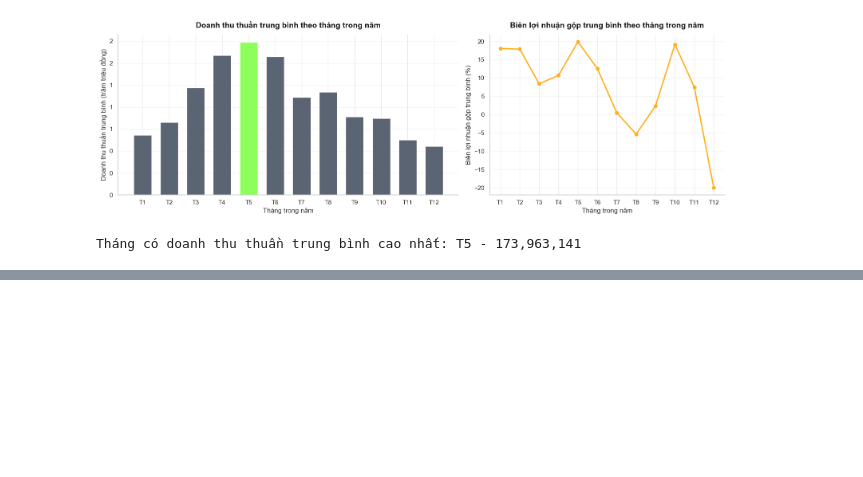
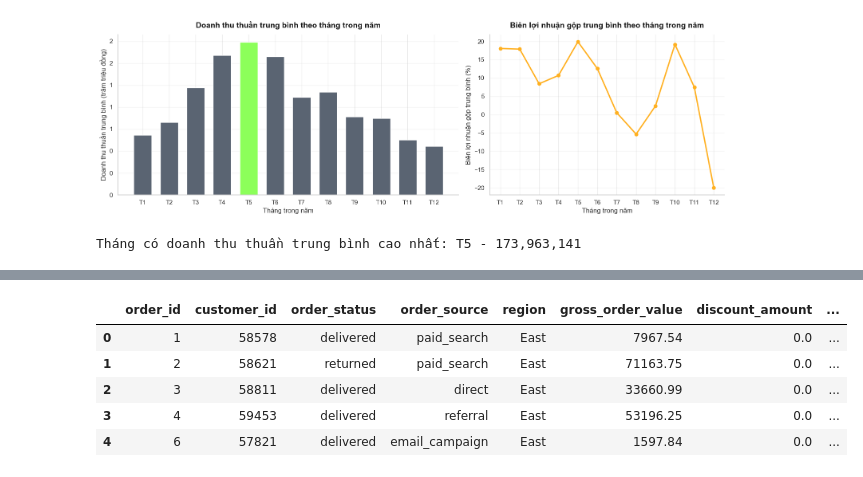
Before and after one commit to nguyen-lam-phuong-thao/datathon-2026-F.E.N.S, a Jupyter notebook: notebooks/Phan_2_EDA.ipynb, the cells around one changed output, grey strips where cells are left out. Cells and saved outputs as stored; diff of their text form; code cells hidden in the pictures; blank space fills up the shorter version.

```diff
--- a/notebooks/Phan_2_EDA.ipynb
+++ b/notebooks/Phan_2_EDA.ipynb
@@ -1836,0 +1882,80 @@ Tháng có doanh thu thuần trung bình cao nhất: T5 - 173,963,141
+# %%
+open_pipeline_status = ['created', 'paid', 'shipped']
+completed_status = ['delivered', 'returned']
+
+payment_order_level_all = (
+    payments.groupby('order_id', as_index=False)
+    .agg(
+        payment_value=('payment_value', 'sum'),
+        installments=('installments', 'max'),
+        payment_method=('payment_method', 'first'),
+    )
+)
+payment_order_level_all['installments'] = (
+    payment_order_level_all['installments'].fillna(1).clip(lower=1).astype(int)
+)
+
+order_value_fact = (
+    all_order_line_fact.groupby('order_id', as_index=False)
+    .agg(
+        gross_order_value=('gross_line_sales', 'sum'),
+        discount_amount=('discount_amount', 'sum'),
+        net_order_value=('line_revenue', 'sum'),
+    )
+)
+
+geo_lookup = geography[['zip', 'region', 'city']].drop_duplicates('zip')
+
+order_lifecycle_fact = (
+    orders[['order_id', 'order_date', 'customer_id', 'zip', 'order_status', 'payment_method', 'device_type', 'order_source']]
+    .merge(order_value_fact, on='order_id', how='left')
+    .merge(payment_order_level_all, on='order_id', how='left', suffixes=('_order', '_payment'))
+    .merge(geo_lookup, on='zip', how='left')
+)
+
+for col in ['gross_order_value', 'discount_amount', 'net_order_value', 'payment_value']:
+    order_lifecycle_fact[col] = order_lifecycle_fact[col].fillna(0)
+
+order_lifecycle_fact['installments'] = (
+    order_lifecycle_fact['installments'].fillna(1).clip(lower=1).astype(int)
+)
+order_lifecycle_fact['payment_method_resolved'] = (
+    order_lifecycle_fact['payment_method_payment']
+    .fillna(order_lifecycle_fact['payment_method_order'])
+    .fillna('unknown')
+)
+order_lifecycle_fact['region'] = order_lifecycle_fact['region'].fillna('Unknown')
+order_lifecycle_fact['order_source'] = order_lifecycle_fact['order_source'].fillna('Unknown')
+order_lifecycle_fact['is_multi_installment'] = order_lifecycle_fact['installments'].gt(1)
+
+order_lifecycle_fact['completed_order_flag'] = order_lifecycle_fact['order_status'].isin(completed_status).astype(int)
+order_lifecycle_fact['open_pipeline_order_flag'] = order_lifecycle_fact['order_status'].isin(open_pipeline_status).astype(int)
+order_lifecycle_fact['cancelled_order_flag'] = order_lifecycle_fact['order_status'].eq('cancelled').astype(int)
+
+order_lifecycle_fact['completed_net_value'] = np.where(
+    order_lifecycle_fact['completed_order_flag'].eq(1),
+    order_lifecycle_fact['net_order_value'],
+    0,
+)
+order_lifecycle_fact['open_pipeline_net_value'] = np.where(
+    order_lifecycle_fact['open_pipeline_order_flag'].eq(1),
+    order_lifecycle_fact['net_order_value'],
+    0,
+)
+order_lifecycle_fact['cancelled_net_value'] = np.where(
+    order_lifecycle_fact['cancelled_order_flag'].eq(1),
+    order_lifecycle_fact['net_order_value'],
+    0,
+)
+
+print('Tổng số đơn trong order_lifecycle_fact:', format_number(order_lifecycle_fact['order_id'].nunique()))
+display(
+    order_lifecycle_fact[
+        [
+            'order_id', 'customer_id', 'order_status', 'order_source', 'region',
+            'gross_order_value', 'discount_amount', 'net_order_value',
+            'payment_method_resolved', 'installments'
+        ]
+    ].head()
+)
+# %% [output]
@@ -1836,0 +1963,6 @@ Tháng có doanh thu thuần trung bình cao nhất: T5 - 173,963,141
+|  | order_id | customer_id | order_status | order_source | region | gross_order_value | discount_amount | ... |
+| 0 | 1 | 58578 | delivered | paid_search | East | 7967.54 | 0.0 | ... |
+| 1 | 2 | 58621 | returned | paid_search | East | 71163.75 | 0.0 | ... |
+| 2 | 3 | 58811 | delivered | direct | East | 33660.99 | 0.0 | ... |
+| 3 | 4 | 59453 | delivered | referral | East | 53196.25 | 0.0 | ... |
+| 4 | 6 | 57821 | delivered | email_campaign | East | 1597.84 | 0.0 | ... |
```
Also changed, not shown: parts of 40 cells of this notebook.
